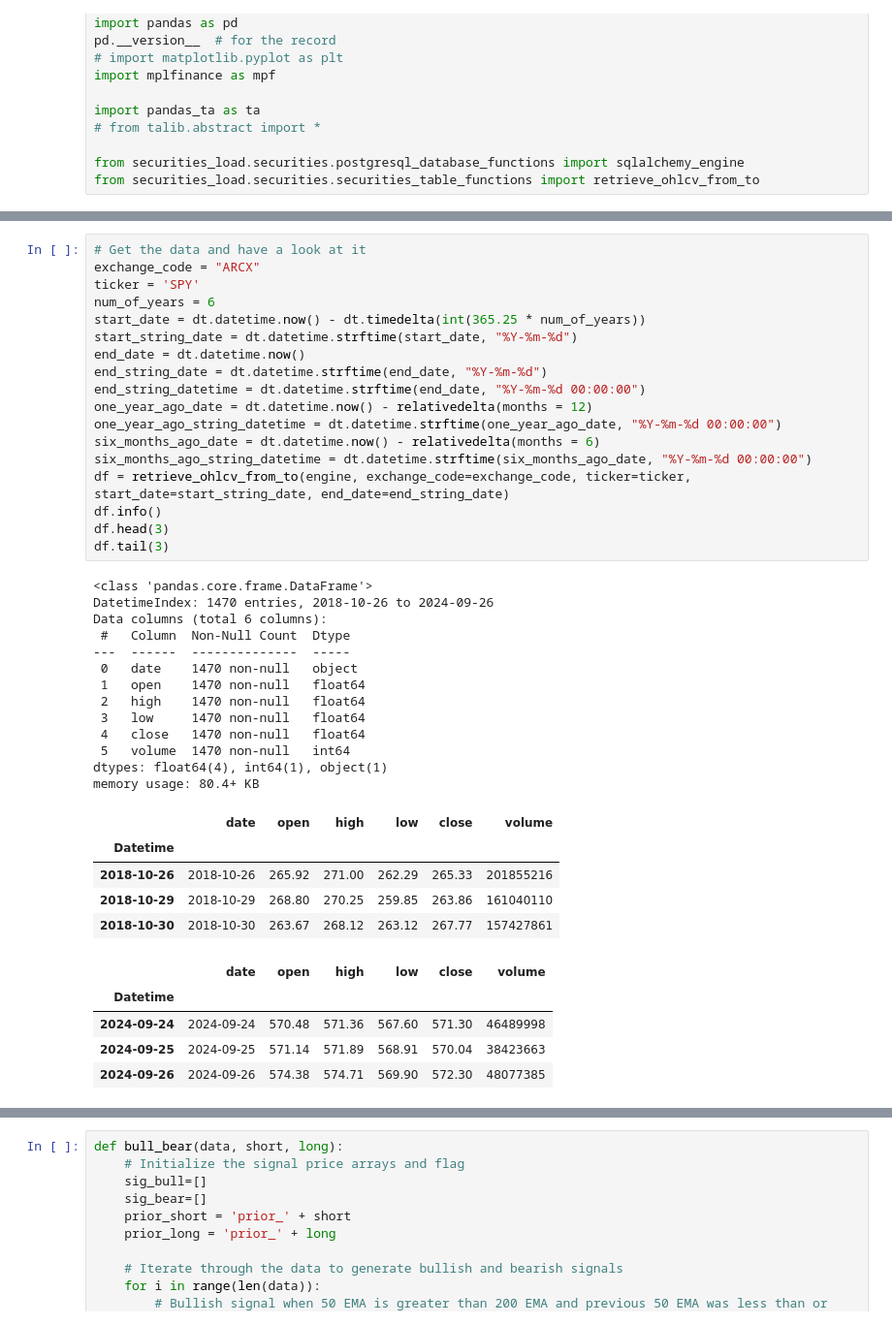
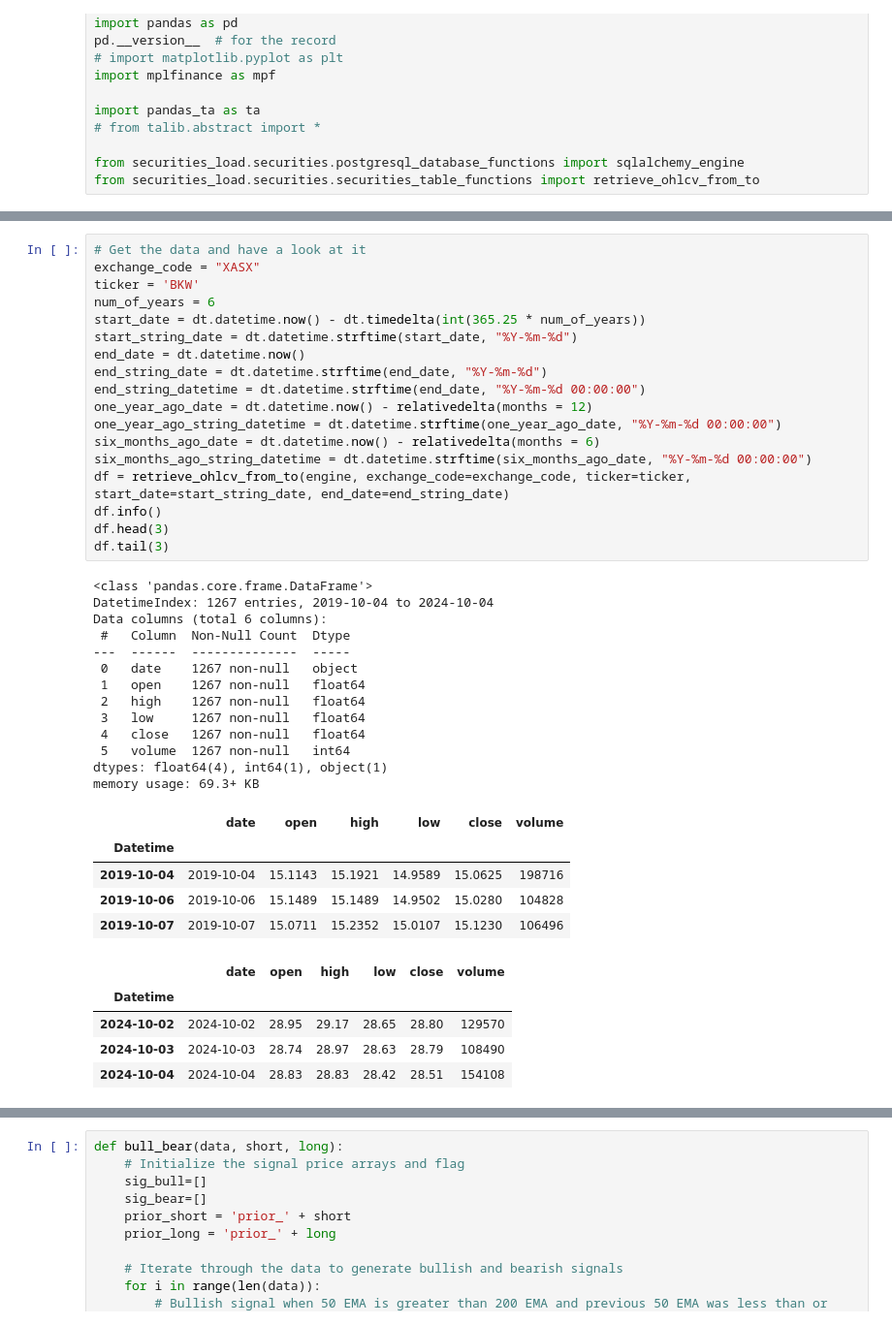
Before and after one commit to RobBebb/securities_notebooks, a Jupyter notebook: analysis/trend.ipynb, the cells around one changed output, grey strips where cells are left out. Shown at 97% size. Drawn from its saved outputs; the diff is of its cells as text.

```diff
--- a/analysis/trend.ipynb
+++ b/analysis/trend.ipynb
@@ -29,45 +29,45 @@ postgresql+psycopg2://securities:tS$,8,WLvy@localhost:5432/dev_db
 # %%
 # Get the data and have a look at it
-exchange_code = "ARCX"
-ticker = 'SPY'
+exchange_code = "XASX"
+ticker = 'BKW'
 num_of_years = 6
 start_date = dt.datetime.now() - dt.timedelta(int(365.25 * num_of_years))
 start_string_date = dt.datetime.strftime(start_date, "%Y-%m-%d")
 end_date = dt.datetime.now()
 end_string_date = dt.datetime.strftime(end_date, "%Y-%m-%d")
 end_string_datetime = dt.datetime.strftime(end_date, "%Y-%m-%d 00:00:00")
 one_year_ago_date = dt.datetime.now() - relativedelta(months = 12)
 one_year_ago_string_datetime = dt.datetime.strftime(one_year_ago_date, "%Y-%m-%d 00:00:00")
 six_months_ago_date = dt.datetime.now() - relativedelta(months = 6)
 six_months_ago_string_datetime = dt.datetime.strftime(six_months_ago_date, "%Y-%m-%d 00:00:00")
 df = retrieve_ohlcv_from_to(engine, exchange_code=exchange_code, ticker=ticker, start_date=start_string_date, end_date=end_string_date)
 df.info()
 df.head(3)
 df.tail(3)
 # %% [output]
 <class 'pandas.core.frame.DataFrame'>
-DatetimeIndex: 1470 entries, 2018-10-26 to 2024-09-26
+DatetimeIndex: 1267 entries, 2019-10-04 to 2024-10-04
 Data columns (total 6 columns):
  #   Column  Non-Null Count  Dtype
 ---  ------  --------------  -----
- 0   date    1470 non-null   object
- 1   open    1470 non-null   float64
- 2   high    1470 non-null   float64
- 3   low     1470 non-null   float64
- 4   close   1470 non-null   float64
- 5   volume  1470 non-null   int64
+ 0   date    1267 non-null   object
+ 1   open    1267 non-null   float64
+ 2   high    1267 non-null   float64
+ 3   low     1267 non-null   float64
+ 4   close   1267 non-null   float64
+ 5   volume  1267 non-null   int64
 dtypes: float64(4), int64(1), object(1)
-memory usage: 80.4+ KB
+memory usage: 69.3+ KB
 |  | date | open | high | low | close | volume |
 | Datetime |  |  |  |  |  |  |
-| 2018-10-26 | 2018-10-26 | 265.92 | 271.00 | 262.29 | 265.33 | 201855216 |
-| 2018-10-29 | 2018-10-29 | 268.80 | 270.25 | 259.85 | 263.86 | 161040110 |
-| 2018-10-30 | 2018-10-30 | 263.67 | 268.12 | 263.12 | 267.77 | 157427861 |
+| 2019-10-04 | 2019-10-04 | 15.1143 | 15.1921 | 14.9589 | 15.0625 | 198716 |
+| 2019-10-06 | 2019-10-06 | 15.1489 | 15.1489 | 14.9502 | 15.0280 | 104828 |
+| 2019-10-07 | 2019-10-07 | 15.0711 | 15.2352 | 15.0107 | 15.1230 | 106496 |
 |  | date | open | high | low | close | volume |
 | Datetime |  |  |  |  |  |  |
-| 2024-09-24 | 2024-09-24 | 570.48 | 571.36 | 567.60 | 571.30 | 46489998 |
-| 2024-09-25 | 2024-09-25 | 571.14 | 571.89 | 568.91 | 570.04 | 38423663 |
-| 2024-09-26 | 2024-09-26 | 574.38 | 574.71 | 569.90 | 572.30 | 48077385 |
+| 2024-10-02 | 2024-10-02 | 28.95 | 29.17 | 28.65 | 28.80 | 129570 |
+| 2024-10-03 | 2024-10-03 | 28.74 | 28.97 | 28.63 | 28.79 | 108490 |
+| 2024-10-04 | 2024-10-04 | 28.83 | 28.83 | 28.42 | 28.51 | 154108 |
 # %%
 
 # Set up exponential moving averages
```
Also changed, not shown: parts of 9 cells of this notebook, 22 other files.
